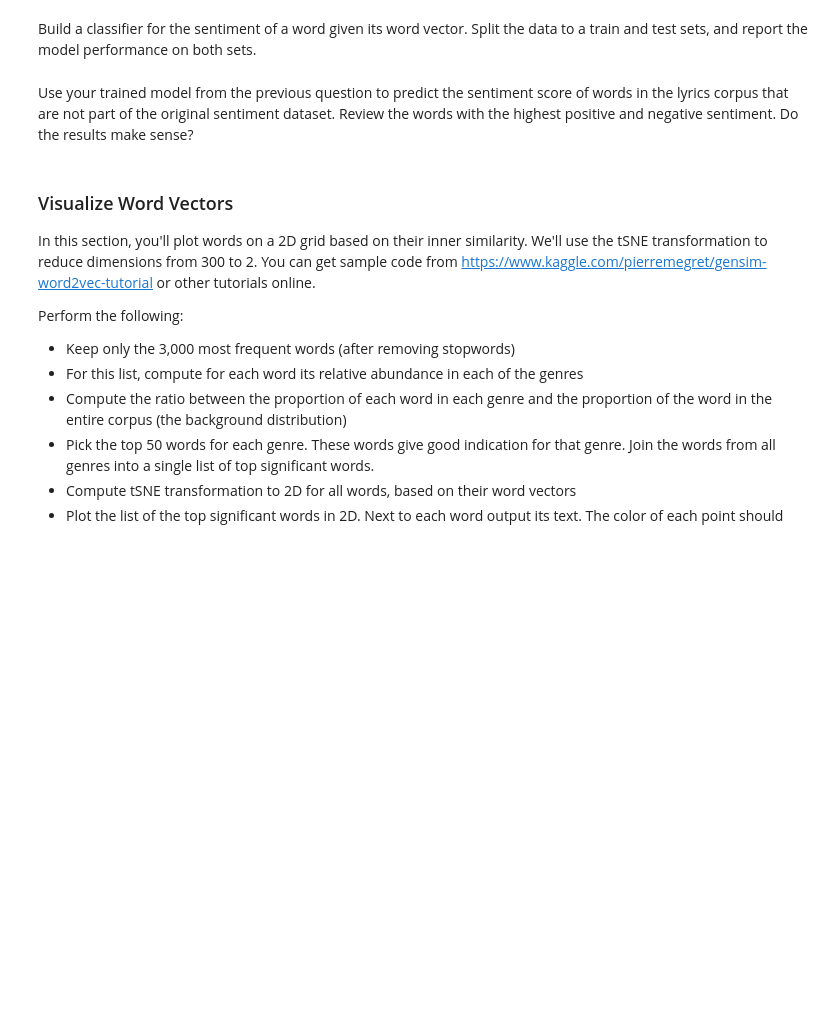
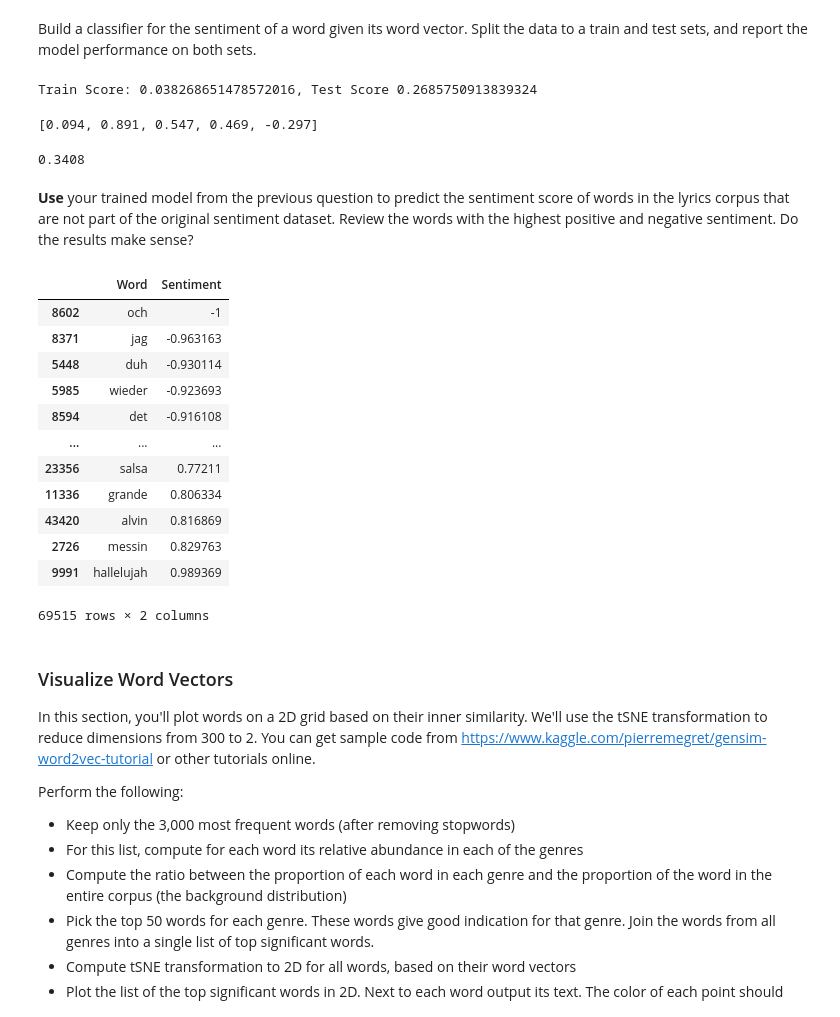
Before and after one commit to Hernanros/Y_Data_DL, a Jupyter notebook: [HW#3]Word_embeddings/DL_word_embedding_assignment.ipynb, the cells around one changed output. Drawn from its saved outputs; the diff is of its cells as text; code cells hidden in the pictures; blank space fills up the shorter version.

Commit message:
Sentiment Regression

```diff
--- a/[HW#3]Word_embeddings/DL_word_embedding_assignment.ipynb
+++ b/[HW#3]Word_embeddings/DL_word_embedding_assignment.ipynb
@@ -249,5 +328,67 @@ In this section, we'll use the SemEval-2015 English Twitter Sentiment Lexicon.
 The lexicon was used as an official test set in the SemEval-2015 shared Task #10: Subtask E, and contains a polarity score for words in range -1 (negative) to 1 (positive) - http://saifmohammad.com/WebPages/SCL.html#OPP
 # %% [markdown]
 Build a classifier for the sentiment of a word given its word vector. Split the data to a train and test sets, and report the model performance on both sets.
+# %%
+dict_words = {}
+
+with open("./SCL-OPP/SCL-OPP.txt","r") as f:
+  lines = f.readlines()
+  for line in lines:
+    word = line.split("\t")
+    dict_words[word[0]] = float(word[1])
+# %%
+#All the words in our lyrics corpus
+model_vocab =  list(model.wv.vocab.keys())
+#All the words shared between the sentiment lexicon and our lyrics corpus.
+lexicon_words = []
+for key,value in dict_words.items():
+  if key in model_vocab:
+    lexicon_words.append([key,value])
+lexicon_df = pd.DataFrame(lexicon_words, columns=["Word","Sentiment"])
+# %%
+from sklearn.model_selection import train_test_split
+from sklearn.metrics import mean_squared_error as mse
+from sklearn.linear_model import Lasso
+from sklearn.linear_model import LinearRegression
+
+X_train, X_test, y_train, y_test = train_test_split(model[lexicon_df.Word],lexicon_df.Sentiment, test_size = 0.2, random_state=42)
+lr = LinearRegression()
+lr.fit(X_train,y_train)
+print("Train Score: {}, Test Score {}".format(mse(lr.predict(X_train),y_train),mse(lr.predict(X_test),y_test)))
+# %% [output]
+Train Score: 0.038268651478572016, Test Score 0.2685750913839324
+# %%
+closest_n_words_sentiment(model,model['ugly'],cosine_similarity,lexicon_words)
+# %% [output]
+[0.094, 0.891, 0.547, 0.469, -0.297]
+0.3408
 # %% [markdown]
-Use your trained model from the previous question to predict the sentiment score of words in the lyrics corpus that are not part of the original sentiment dataset. Review the words with the highest positive and negative sentiment. Do the results make sense?
+**Use** your trained model from the previous question to predict the sentiment score of words in the lyrics corpus that are not part of the original sentiment dataset. Review the words with the highest positive and negative sentiment. Do the results make sense?
+# %%
+#the next part will be to use our lr model to predict sentiment score for any word embeddings
+not_in_lexicon = []
+for word in model_vocab:
+  if word not in lexicon_df['Word'].values:
+    not_in_lexicon.append(word)
+
+values = lr.predict(model[not_in_lexicon])
+
+sents_df = pd.DataFrame((not_in_lexicon, values)).T
+sents_df.columns = ["Word","Sentiment"]
+sents_df.Sentiment = sents_df.Sentiment / max(np.abs(sents_df.Sentiment))
+# %%
+sents_df.sort_values(by="Sentiment")
+# %% [output]
+|  | Word | Sentiment |
+| 8602 | och | -1 |
+| 8371 | jag | -0.963163 |
+| 5448 | duh | -0.930114 |
+| 5985 | wieder | -0.923693 |
+| 8594 | det | -0.916108 |
+| ... | ... | ... |
+| 23356 | salsa | 0.77211 |
+| 11336 | grande | 0.806334 |
+| 43420 | alvin | 0.816869 |
+| 2726 | messin | 0.829763 |
+| 9991 | hallelujah | 0.989369 |
+69515 rows × 2 columns
```
Also changed, not shown: parts of 31 cells of this notebook.
